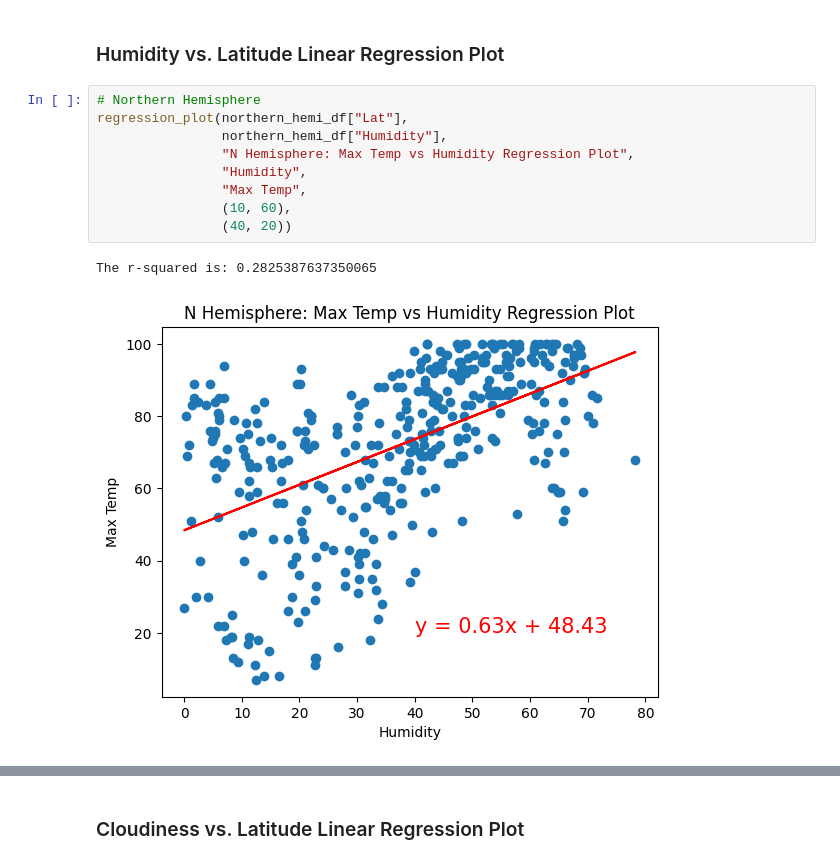
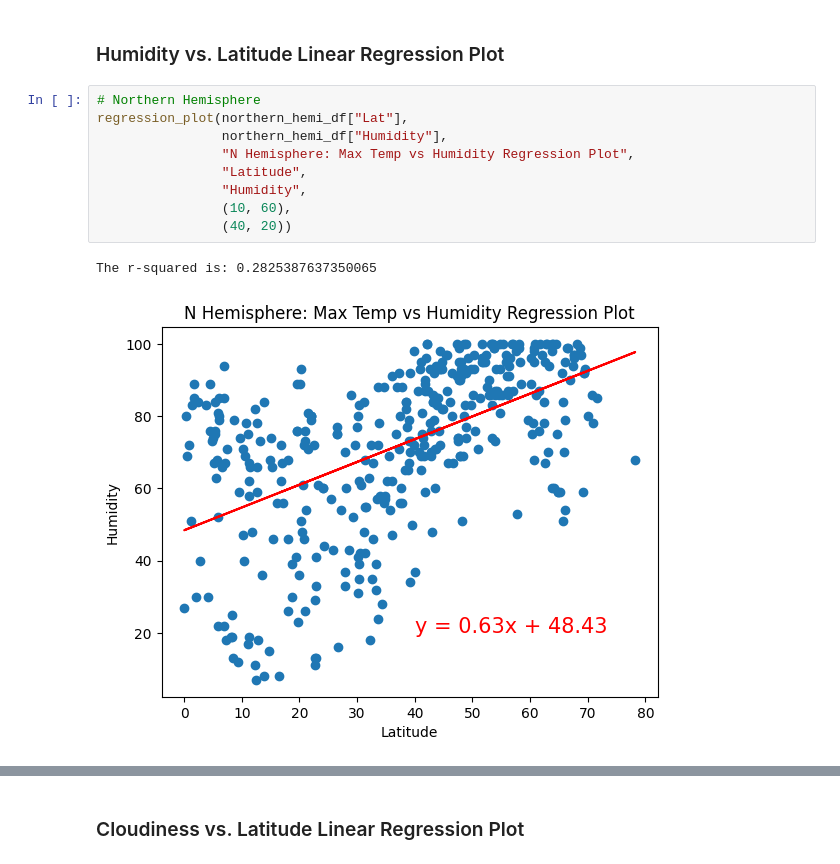
Before and after one commit to Ray-Marshal/python-api-challenge, a Jupyter notebook: Starter_Code/starter_code/Final_WeatherPy.ipynb, the cells around one changed output, grey strips where cells are left out. Drawn from its saved outputs; the diff is of its cells as text.

```diff
--- a/Starter_Code/starter_code/Final_WeatherPy.ipynb
+++ b/Starter_Code/starter_code/Final_WeatherPy.ipynb
@@ -347,15 +348,15 @@ The r-squared is: 0.3300634230170997
 # %%
 # Northern Hemisphere
 regression_plot(northern_hemi_df["Lat"],
                 northern_hemi_df["Humidity"],
                 "N Hemisphere: Max Temp vs Humidity Regression Plot",
+                "Latitude",
                 "Humidity",
-                "Max Temp",
                 (10, 60),
                 (40, 20))
 # %% [output]
 The r-squared is: 0.2825387637350065
-[figure, old version]
+[figure, new version]
 # %%
 # Southern Hemisphere
 regression_plot(southern_hemi_df["Lat"],
```
Also changed, not shown: parts of 13 cells of this notebook.
